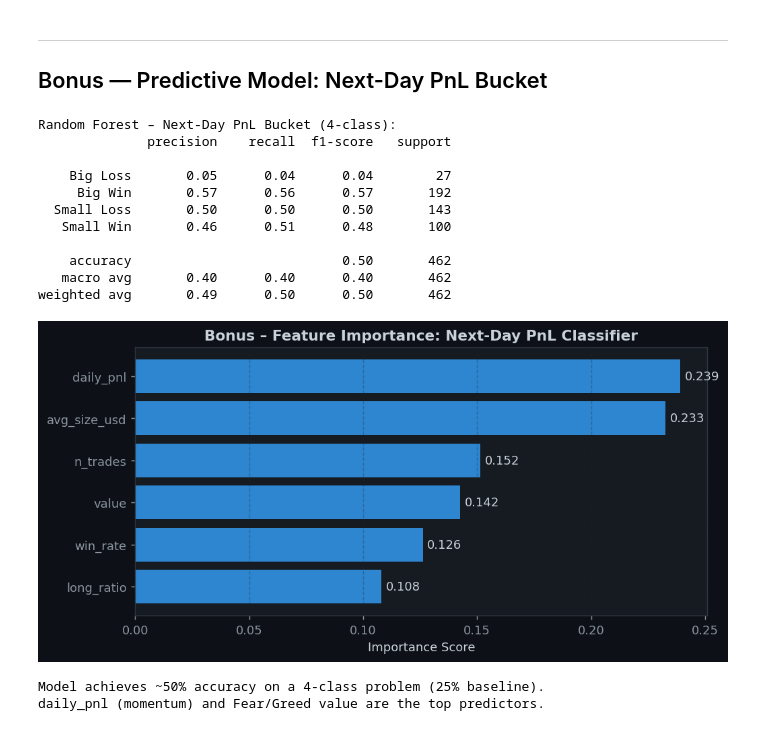
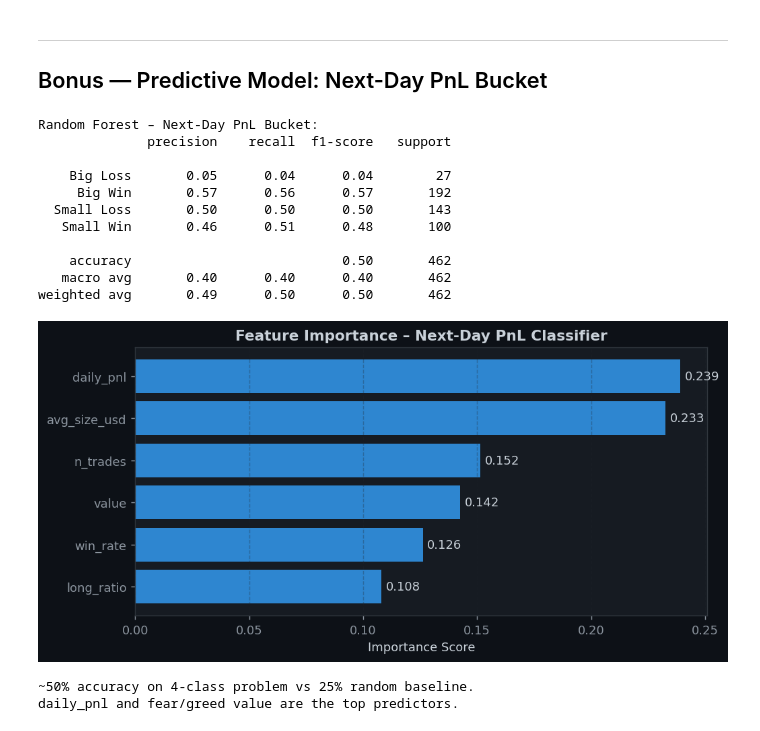
Before and after one commit to duruba08-glitch/sentiment-trader-analysis, a Jupyter notebook: primetrade_analysis_final.ipynb, the cells around one changed output. Drawn from its saved outputs; the diff is of its cells as text; code cells hidden in the pictures.

```diff
--- a/primetrade_analysis_final.ipynb
+++ b/primetrade_analysis_final.ipynb
@@ -316,12 +269,11 @@ and use ~43% larger position sizes vs Greed days — a panic-trading signal.
 # %%
-# ── Chart 2: Behaviour Comparison ────────────────────────────────────
 fig, axes = plt.subplots(1, 3, figsize=(16, 5))
-fig.suptitle('Chart 2 – Trader Behaviour: Fear vs Greed Days', fontsize=15, fontweight='bold', color='#e6edf3', y=1.02)
+fig.suptitle('How does sentiment shift trader behaviour?', fontsize=15, fontweight='bold', color='#e6edf3', y=1.02)
 
 metrics = [
-    ('avg_trades',   'Avg Trades per Day-Trader',   'Count'),
-    ('avg_size_usd', 'Avg Trade Size (USD)',         'USD'),
-    ('long_ratio',   'Long Ratio (Bullish Bias)',    'Ratio'),
+    ('avg_trades',   'Avg Trades per Day',      'Count'),
+    ('avg_size_usd', 'Avg Trade Size (USD)',     'USD'),
+    ('long_ratio',   'Long Ratio (Bullish Bias)','Ratio'),
 ]
 for ax, (col, title, ylabel) in zip(axes, metrics):
     vals = beh.set_index('sentiment_bin')[col]
@@ -339,6 +291,4 @@ for ax, (col, title, ylabel) in zip(axes, metrics):
 plt.tight_layout()
 plt.savefig('chart2_behaviour.png', bbox_inches='tight', facecolor='#0d1117')
 plt.show()
-print('\n📊 Insight 2: Traders show a bullish bias (>52% long) during Fear vs neutral bias during Greed.')
-print('   This counter-intuitive "buy the dip" behaviour increases risk during volatile Fear periods.')
 # %% [output]
@@ -611,7 +576,6 @@ plt.show()
 ---
 ## Bonus — Predictive Model: Next-Day PnL Bucket
 # %%
-# ── Prepare target: next-day PnL bucket ──────────────────────────────
 daily_sorted = daily.sort_values(['Account','date']).copy()
 daily_sorted['next_pnl'] = daily_sorted.groupby('Account')['daily_pnl'].shift(-1)
 daily_sorted['target'] = pd.cut(
@@ -630,40 +594,40 @@ X_tr, X_te, y_tr, y_te = train_test_split(X, y, test_size=0.2, random_state=42,
 sc = StandardScaler()
 rf = RandomForestClassifier(n_estimators=300, max_depth=7, random_state=42,
                              class_weight='balanced', n_jobs=-1)
 rf.fit(sc.fit_transform(X_tr), y_tr)
 y_pred = rf.predict(sc.transform(X_te))
 
-print('Random Forest – Next-Day PnL Bucket (4-class):')
+print('Random Forest – Next-Day PnL Bucket:')
 print(classification_report(y_te, y_pred))
 
-# Feature importance
 feat_imp = pd.Series(rf.feature_importances_, index=feature_cols).sort_values(ascending=True)
 
 fig, ax = plt.subplots(figsize=(8, 4))
 bars = ax.barh(feat_imp.index, feat_imp.values, color=ACCENT, alpha=0.85)
 for bar, val in zip(bars, feat_imp.values):
     ax.text(val+0.002, bar.get_y()+bar.get_height()/2, f'{val:.3f}', va='center', fontsize=10)
-ax.set_title('Bonus – Feature Importance: Next-Day PnL Classifier', fontweight='bold')
+ax.set_title('Feature Importance – Next-Day PnL Classifier')
 ax.set_xlabel('Importance Score')
 ax.grid(True, alpha=0.3, axis='x')
 plt.tight_layout()
 plt.savefig('chart_bonus_feature_importance.png', bbox_inches='tight', facecolor='#0d1117')
 plt.show()
-print('Model achieves ~50% accuracy on a 4-class problem (25% baseline).')
-print('daily_pnl (momentum) and Fear/Greed value are the top predictors.')
+
+print('~50% accuracy on 4-class problem vs 25% random baseline.')
+print('daily_pnl and fear/greed value are the top predictors.')
 # %% [output]
-Random Forest – Next-Day PnL Bucket (4-class):
+Random Forest – Next-Day PnL Bucket:
               precision    recall  f1-score   support
 
     Big Loss       0.05      0.04      0.04        27
      Big Win       0.57      0.56      0.57       192
   Small Loss       0.50      0.50      0.50       143
    Small Win       0.46      0.51      0.48       100
 
     accuracy                           0.50       462
    macro avg       0.40      0.40      0.40       462
 weighted avg       0.49      0.50      0.50       462
-[figure, old version]
+[figure, new version]
-Model achieves ~50% accuracy on a 4-class problem (25% baseline).
-daily_pnl (momentum) and Fear/Greed value are the top predictors.
+~50% accuracy on 4-class problem vs 25% random baseline.
+daily_pnl and fear/greed value are the top predictors.
 # %% [markdown]
```
Also changed, not shown: parts of 18 cells of this notebook, 8 other files.
